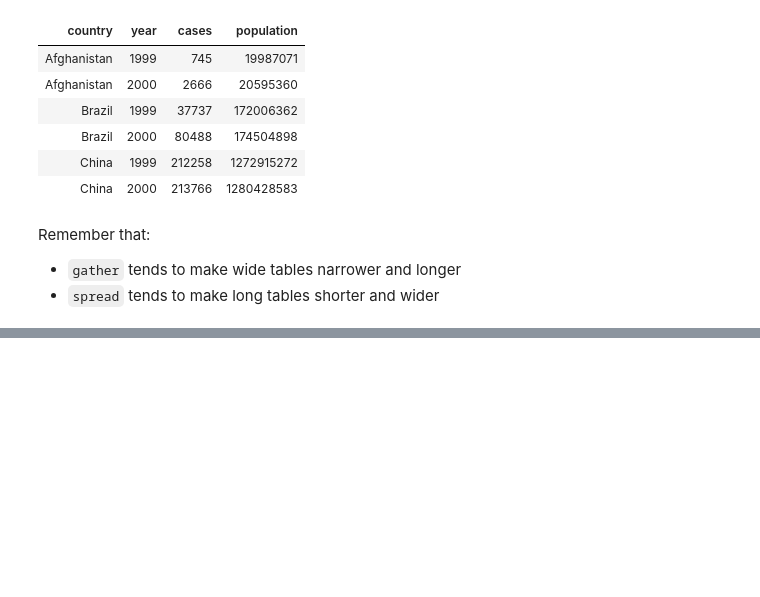
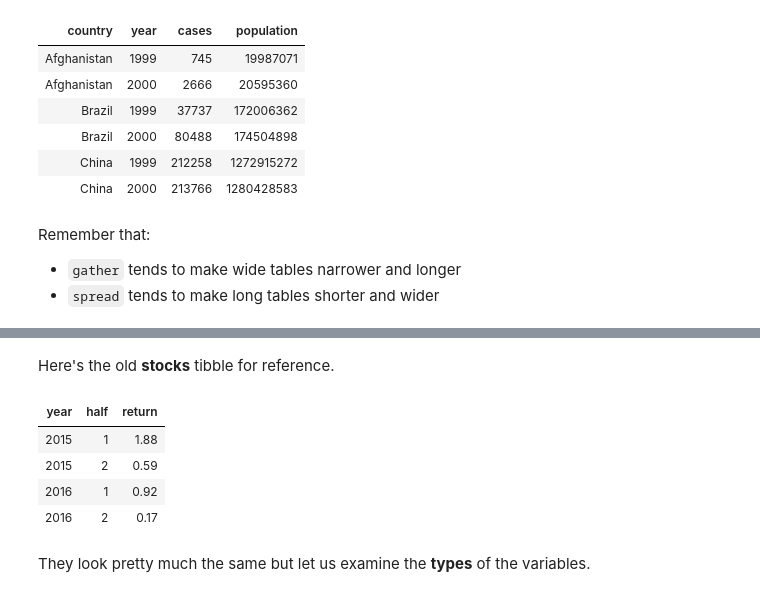
Before and after one commit to ambujtewari/stats306-fall2017, a Jupyter notebook: Lecture12.ipynb, the cells around one changed output, grey strips where cells are left out. Saved outputs shown, nothing was run; the diff lists cells and outputs as text; code cells hidden in the pictures; blank space fills up the shorter version.

```diff
--- a/Lecture12.ipynb
+++ b/Lecture12.ipynb
@@ -219,0 +260,12 @@ Remember that:
+# %% [markdown]
+Here's the old **stocks** tibble for reference.
+# %%
+stocks
+# %% [output]
+| year | half | return |
+| 2015 | 1 | 1.88 |
+| 2015 | 2 | 0.59 |
+| 2016 | 1 | 0.92 |
+| 2016 | 2 | 0.17 |
+# %% [markdown]
+They look pretty much the same but let us examine the **types** of the variables.
```
Also changed, not shown: parts of 17 cells of this notebook.
